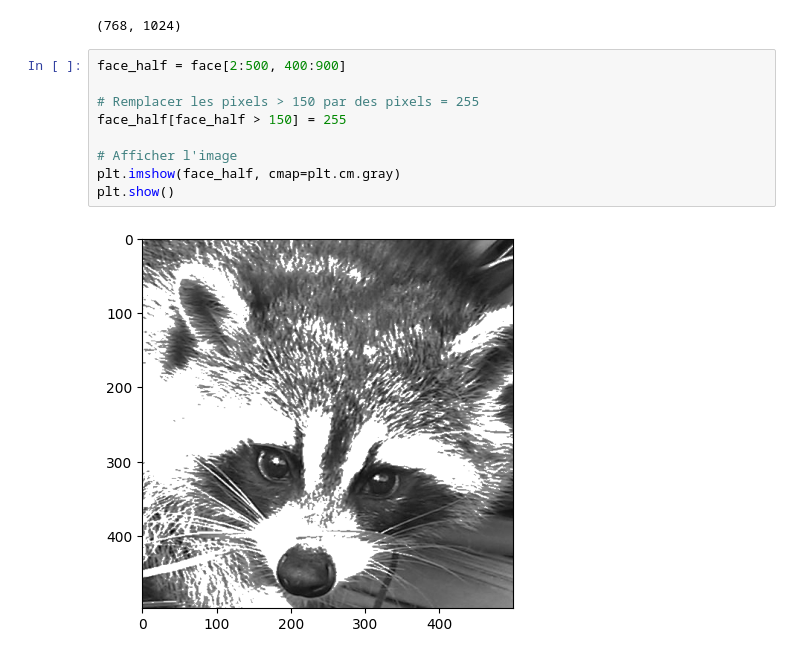
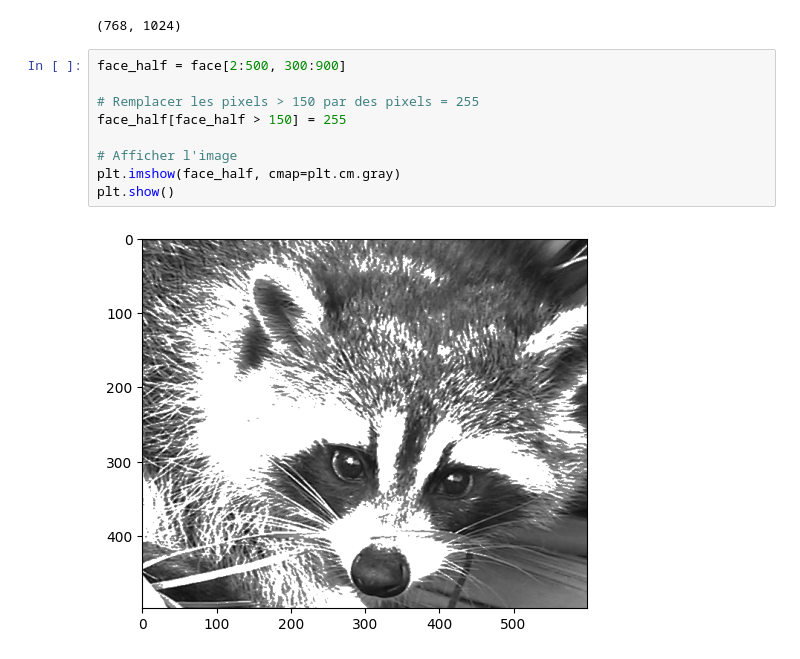
Before and after one commit to DonzerHD/Pandas-Env-Visuel, a Jupyter notebook: Numpy/numpy2.ipynb, the cells around one changed output. Cells and saved outputs as stored; diff of their text form.

```diff
--- a/Numpy/numpy2.ipynb
+++ b/Numpy/numpy2.ipynb
@@ -119,13 +119,13 @@ face.shape
 [figure]
 (768, 1024)
 # %%
-face_half = face[2:500, 400:900]
+face_half = face[2:500, 300:900]
 
 # Remplacer les pixels > 150 par des pixels = 255
 face_half[face_half > 150] = 255
 
 # Afficher l'image
 plt.imshow(face_half, cmap=plt.cm.gray)
 plt.show()
 # %% [output]
-[figure, old version]
+[figure, new version]
```
Also changed, not shown: parts of 6 cells of this notebook, 1 other file.
